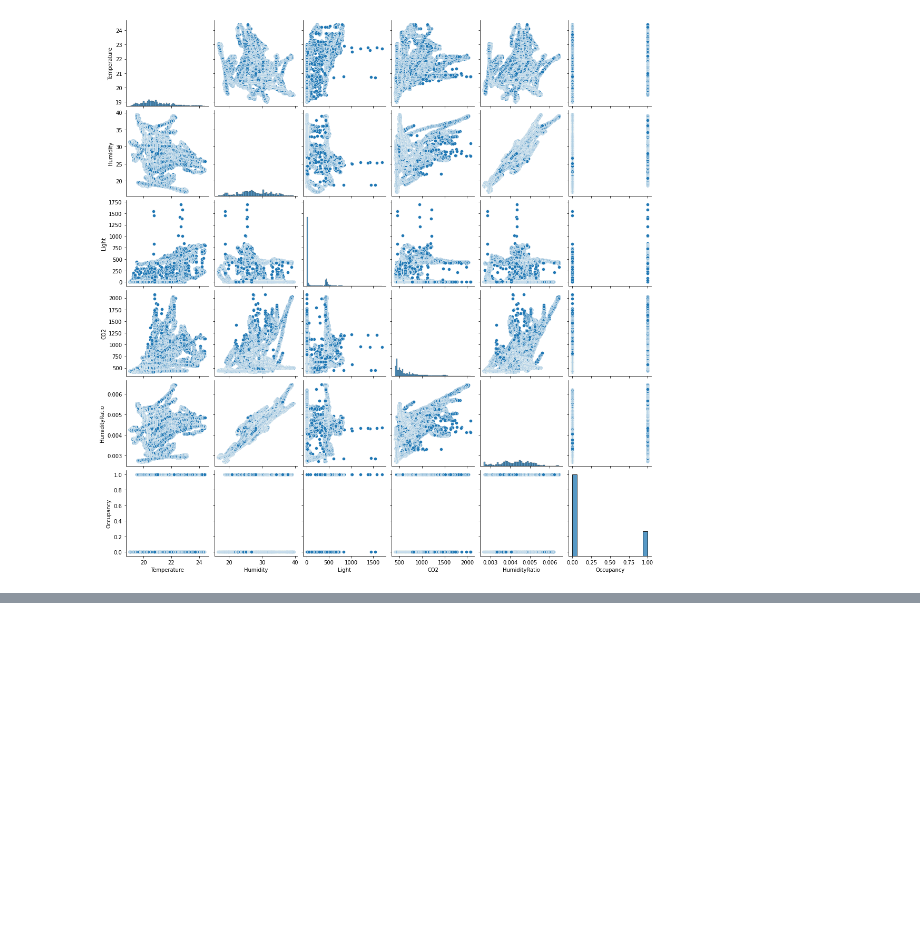
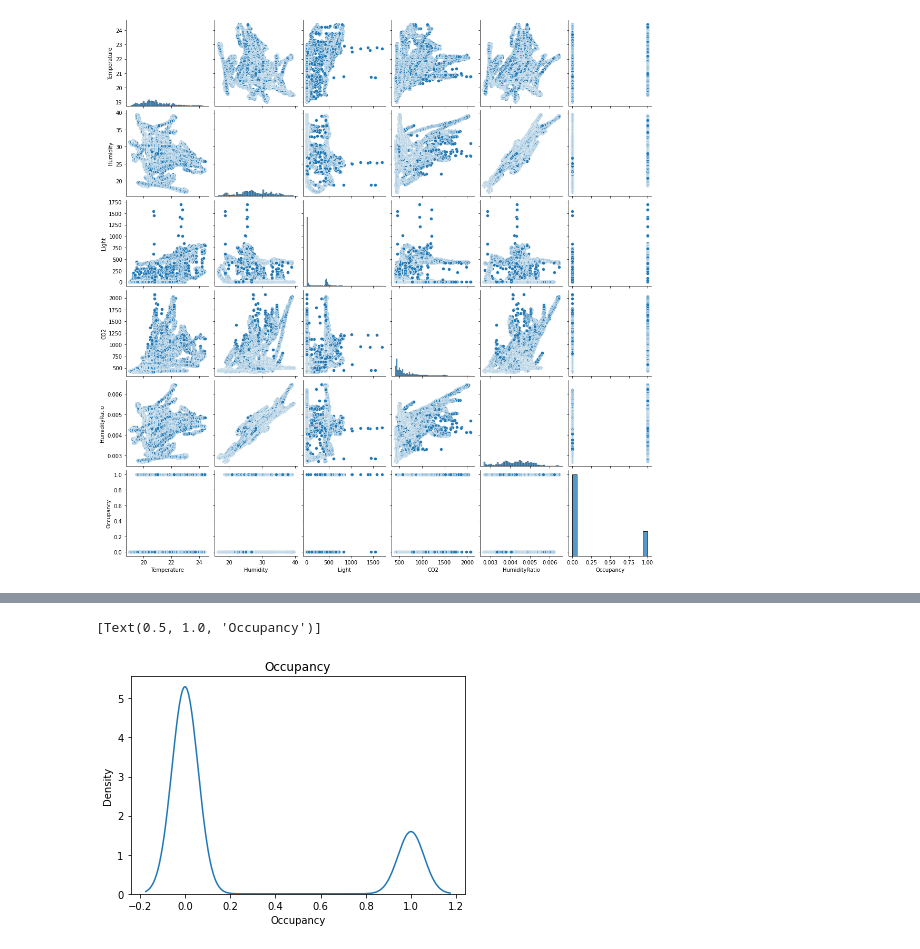
Before and after one commit to JDowBellarmine/DS160_Final_Project_DMB_JDD1, a Jupyter notebook: DS160_Final_Project_DMB_JDD1.ipynb, the cells around one changed output, grey strips where cells are left out. Drawn from its saved outputs; the diff is of its cells as text; code cells hidden in the pictures; blank space fills up the shorter version.

```diff
--- a/DS160_Final_Project_DMB_JDD1.ipynb
+++ b/DS160_Final_Project_DMB_JDD1.ipynb
@@ -96,0 +154,5 @@ sns.pairplot(df3[['Temperature', 'Humidity', 'Light', 'CO2','HumidityRatio','Occ
+# %%
+sns.kdeplot(df3['Occupancy']).set(title='Occupancy')
+# %% [output]
+[Text(0.5, 1.0, 'Occupancy')]
+[figure, added]
```
Also changed, not shown: parts of 37 cells of this notebook.
